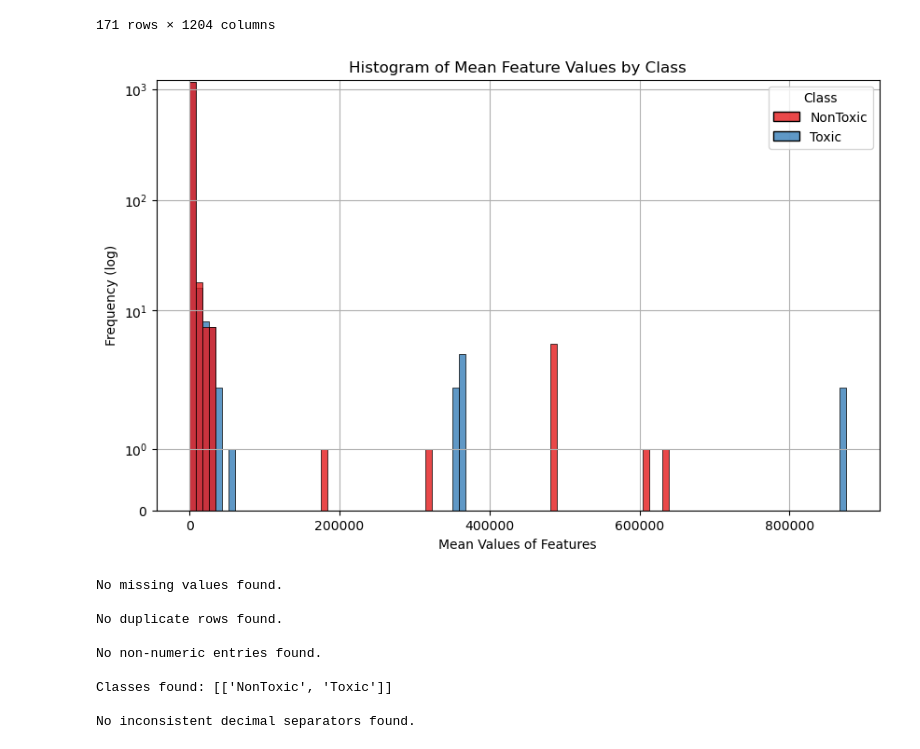
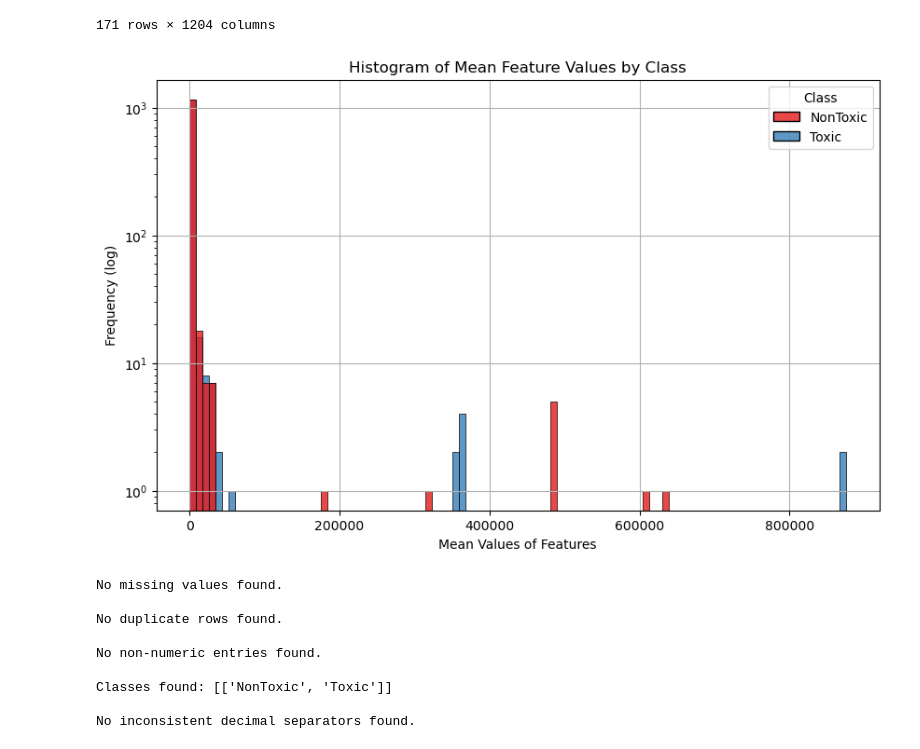
Before and after one commit to MaxVanHout/MSB1015, a Jupyter notebook: preprocessing.ipynb, the cells around one changed output. Drawn from its saved outputs; the diff is of its cells as text; code cells hidden in the pictures.

```diff
--- a/preprocessing.ipynb
+++ b/preprocessing.ipynb
@@ -54,18 +57,18 @@ display(chem_df)
 # %%
 # Calculate the mean of each feature grouped by class
 means_by_class = chem_df.groupby('Class').mean()
 # Melt the DataFrame for easier plotting
 means_melted = means_by_class.reset_index().melt(id_vars='Class', var_name='feature', value_name='mean_value')
 # Plot the histogram of mean values for each class
 plt.figure(figsize=(10, 6))
 sns.histplot(data=means_melted, x='mean_value', hue='Class', bins=100, alpha=0.8, palette='Set1')
 # Add labels and title
 plt.xlabel('Mean Values of Features')
 plt.ylabel('Frequency (log)')
-plt.yscale('symlog')
+plt.yscale('log')
 plt.title('Histogram of Mean Feature Values by Class')
 plt.grid(True)
 plt.show()
 # %% [output]
-[figure, old version]
+[figure, new version]
 # %%
```
Also changed, not shown: parts of 10 cells of this notebook, 1 other file.
